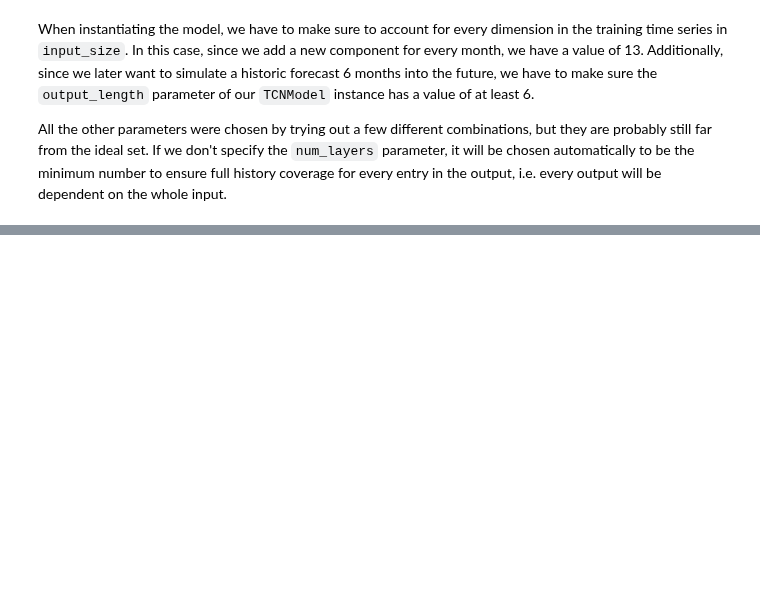
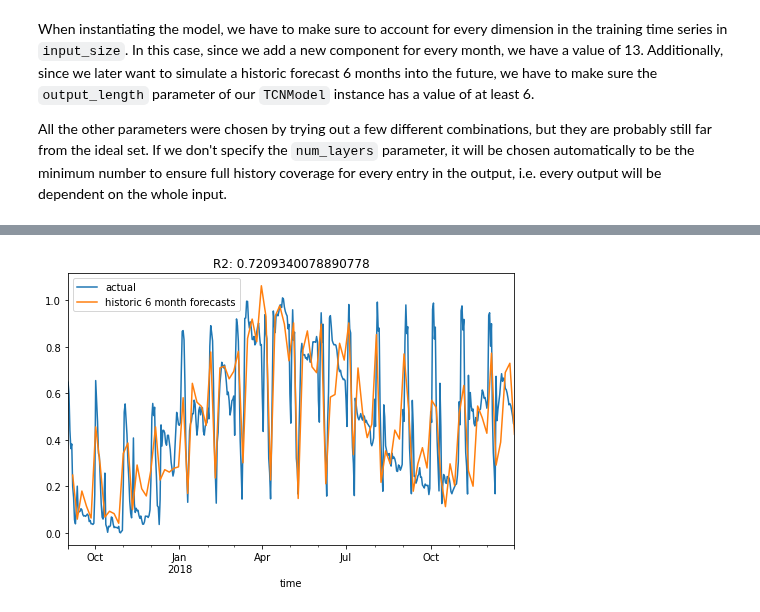
Before and after one commit to unit8co/darts, a Jupyter notebook: examples/TCN-examples.ipynb, the cells around one changed output, grey strips where cells are left out. Cells and saved outputs as stored; diff of their text form; code cells hidden in the pictures; blank space fills up the shorter version.

```diff
--- a/examples/TCN-examples.ipynb
+++ b/examples/TCN-examples.ipynb
@@ -124,0 +138,18 @@ plt.legend()
+# %%
+series_en = series_en.add_datetime_attribute('day', True)
+train_en, val_en = series_en.split_after(pd.Timestamp('20170901'))
+series_en_transformed, train_en_transformed, val_en_transformed = transform_data(series_en, train_en, val_en)
+# %%
+model_en = TCNModel(
+    input_size=series_en.width,
+    n_epochs=20,
+    input_length=365,
+    output_length=7,
+    dropout=0,
+    dilation_base=2,
+    weight_norm=True,
+    kernel_size=7,
+    num_filters=4,
+    nr_epochs_val_period=1,
+    random_state=0
+)
@@ -124,0 +158,2 @@ plt.legend()
+# %%
+model_en.fit(train_en_transformed, val_en_transformed, target_indices=[0], verbose=True)
@@ -124,0 +163,13 @@ plt.legend()
+# %%
+pred_series = backtest_forecasting(
+    series_en_transformed,
+    model_en,
+    pd.Timestamp('20170901'),
+    7,
+    target_indices=[0],
+    stride=5,
+    retrain=False,
+    verbose=True
+)
+display_forecast(pred_series, series_en_transformed, start_date=pd.Timestamp('20170901'))
+# %% [output]
@@ -124,0 +177 @@ plt.legend()
+[figure, added]
```
Also changed, not shown: parts of 21 cells of this notebook, 1 other file.
